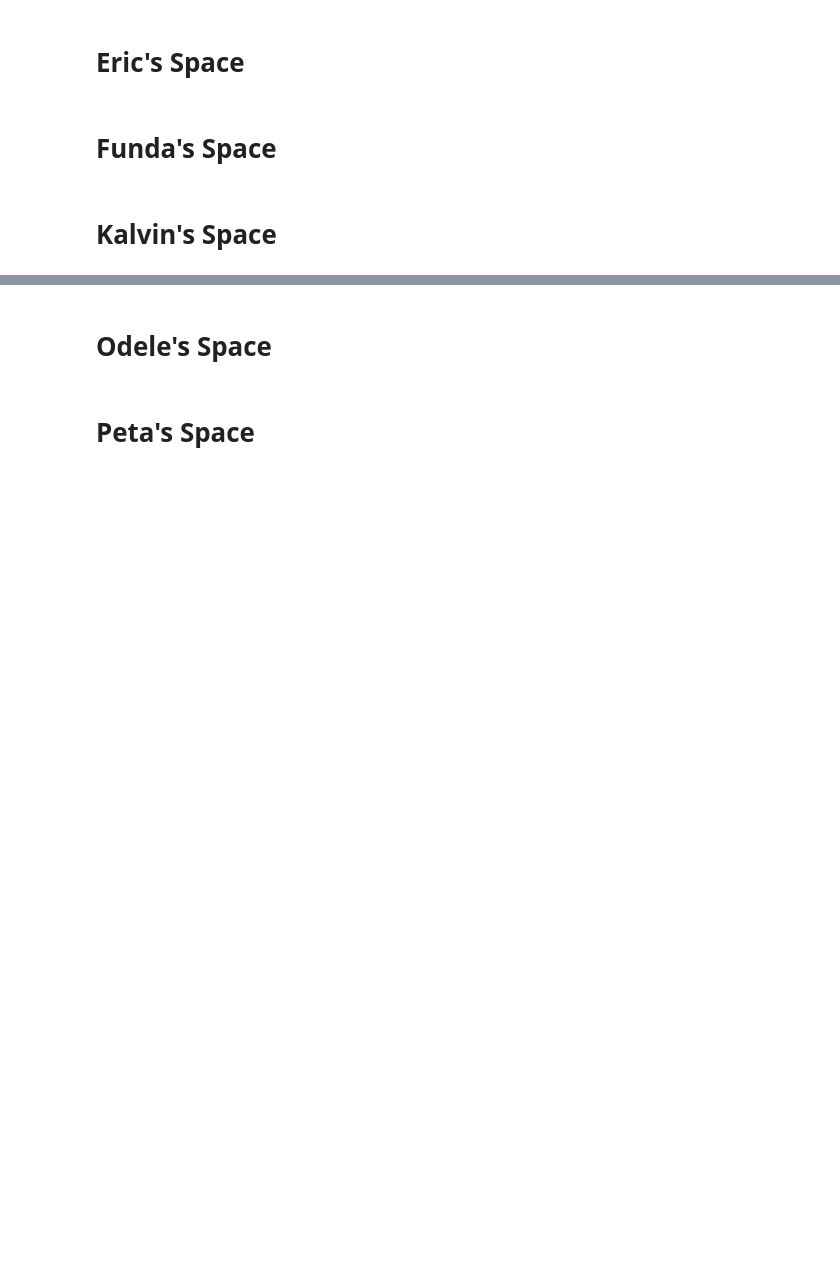
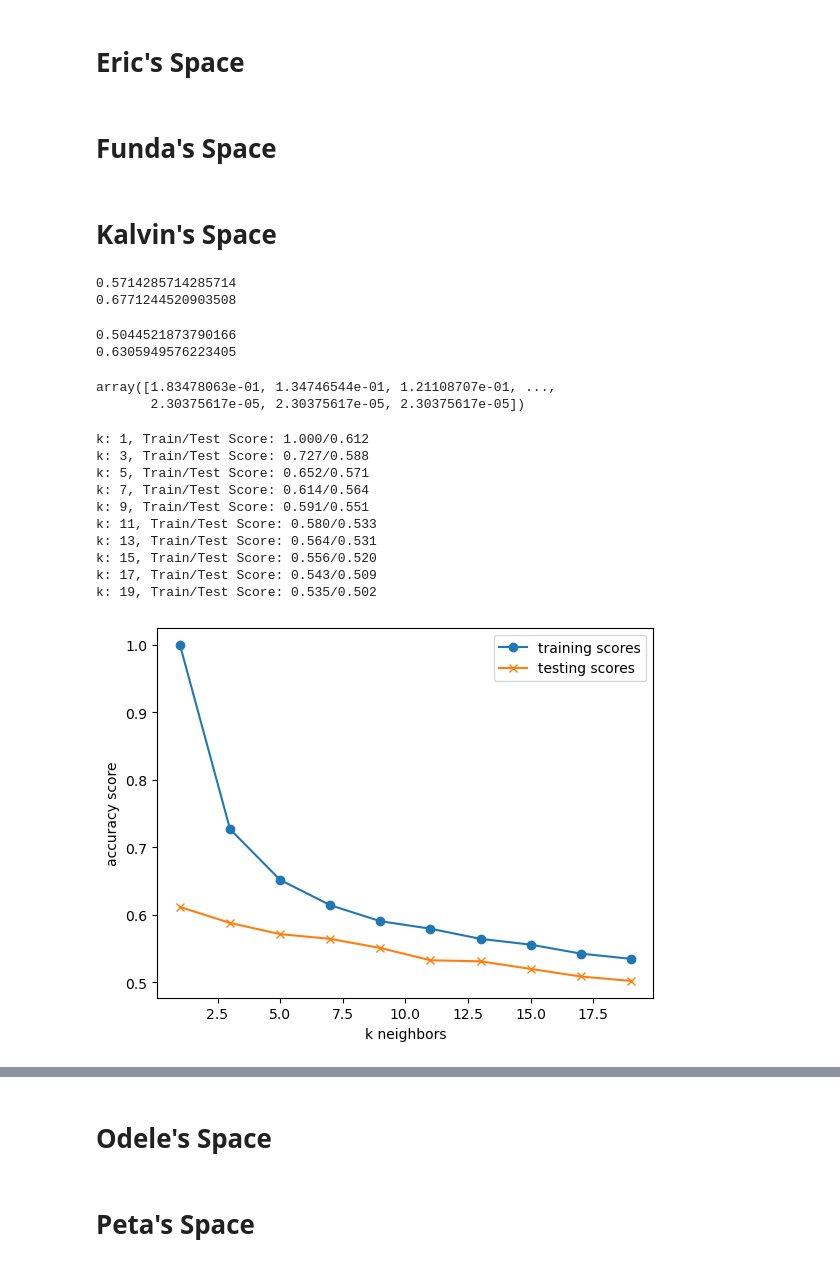
Before and after one commit to bychok/ai_project_2_group_10, a Jupyter notebook: combined_data.ipynb, the cells around one changed output, grey strips where cells are left out. Cells and saved outputs as stored; diff of their text form; code cells hidden in the pictures; blank space fills up the shorter version.

Commit message:
Adding KNN Classifier model

```diff
--- a/combined_data.ipynb
+++ b/combined_data.ipynb
@@ -674,0 +924,72 @@ Playtime!!
+# %%
+# Create a untuned KNN classifier
+untuned_model = KNeighborsClassifier()
+
+## Train the untuned model
+untuned_model.fit(X_train, y_train_encoded)
+
+# Check the model's accuracy on the test set
+untuned_y_test_pred = untuned_model.predict(X_test)
+print(accuracy_score(y_test_encoded, untuned_y_test_pred))
+print(precision_score(y_test_encoded, untuned_y_test_pred, average='weighted'))
+# %% [output]
+0.5714285714285714
+0.6771244520903508
+# %%
+# Instantiate the PCA instance and declare the number of PCA variables to retain maximum variance
+pca = PCA(n_components=0.95)
+X_train_pca = pca.fit_transform(X_train)
+X_test_pca = pca.transform(X_test)
+# %%
+# Create a untuned KNN classifier
+untuned_model = KNeighborsClassifier()
+
+## Train the untuned model
+untuned_model.fit(X_train_pca, y_train_encoded)
+
+# Check the model's accuracy on the test set
+untuned_y_test_pred = untuned_model.predict(X_test_pca)
+print(accuracy_score(y_test_encoded, untuned_y_test_pred))
+print(precision_score(y_test_encoded, untuned_y_test_pred, average='weighted'))
+# %% [output]
+0.5044521873790166
+0.6305949576223405
+# %%
+# Calculate the PCA explained variance ratio
+pca.explained_variance_ratio_
+# %% [output]
+array([1.83478063e-01, 1.34746544e-01, 1.21108707e-01, ...,
+       2.30375617e-05, 2.30375617e-05, 2.30375617e-05])
+# %%
+# Create a KNN classfier to loop through different k values to find which has the highest accuracy.
+# Note: We use only odd numbers because we don't want any ties.
+train_scores = []
+test_scores = []
+for k in range(1, 20, 2):
+    loop_model = KNeighborsClassifier(n_neighbors=k)
+    loop_model.fit(X_train, y_train_encoded)
+    train_score = loop_model.score(X_train, y_train_encoded)
+    test_score = loop_model.score(X_test, y_test_encoded)
+    train_scores.append(train_score)
+    test_scores.append(test_score)
+    print(f"k: {k}, Train/Test Score: {train_score:.3f}/{test_score:.3f}")
+
+# Plot the results
+plt.plot(range(1, 20, 2), train_scores, marker='o', label="training scores")
+plt.plot(range(1, 20, 2), test_scores, marker="x", label="testing scores")
+plt.xlabel("k neighbors")
+plt.ylabel("accuracy score")
+plt.legend()
+plt.show()
+# %% [output]
+k: 1, Train/Test Score: 1.000/0.612
+k: 3, Train/Test Score: 0.727/0.588
+k: 5, Train/Test Score: 0.652/0.571
+k: 7, Train/Test Score: 0.614/0.564
+k: 9, Train/Test Score: 0.591/0.551
+k: 11, Train/Test Score: 0.580/0.533
+k: 13, Train/Test Score: 0.564/0.531
+k: 15, Train/Test Score: 0.556/0.520
+k: 17, Train/Test Score: 0.543/0.509
+k: 19, Train/Test Score: 0.535/0.502
+[figure, added]
```
Also changed, not shown: parts of 36 cells of this notebook.
